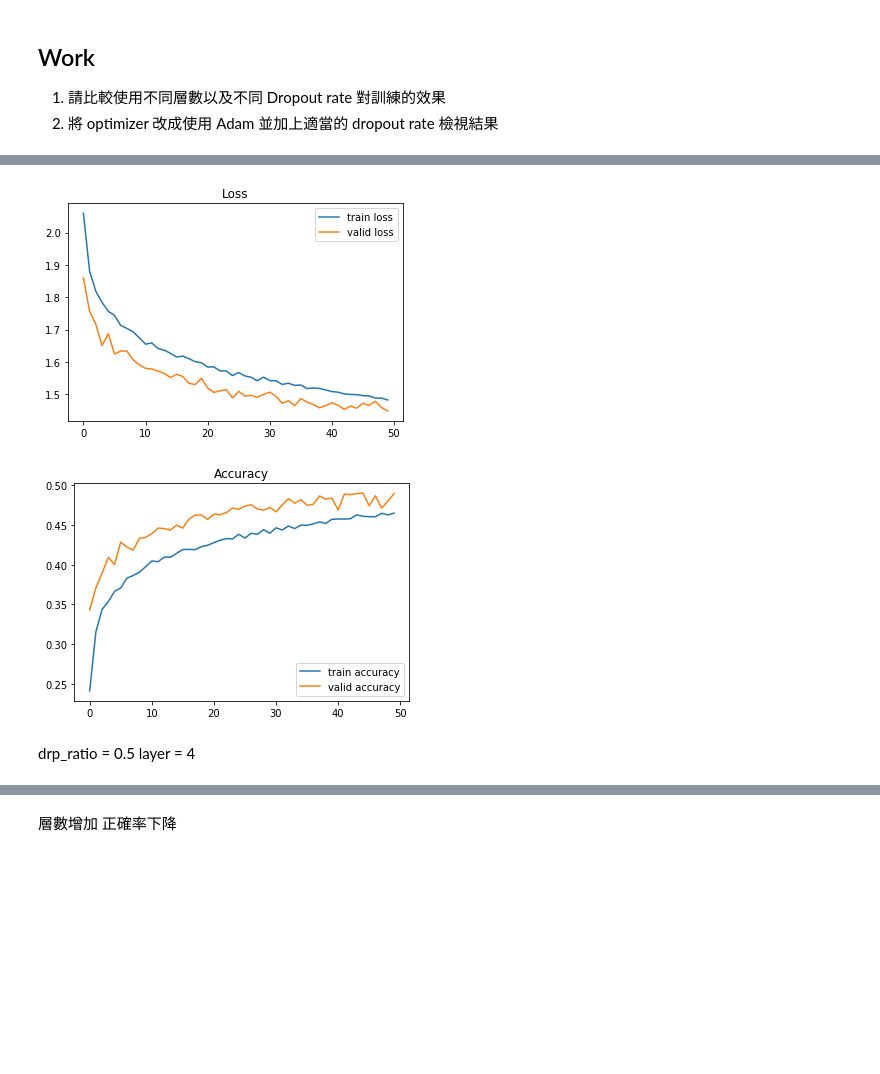
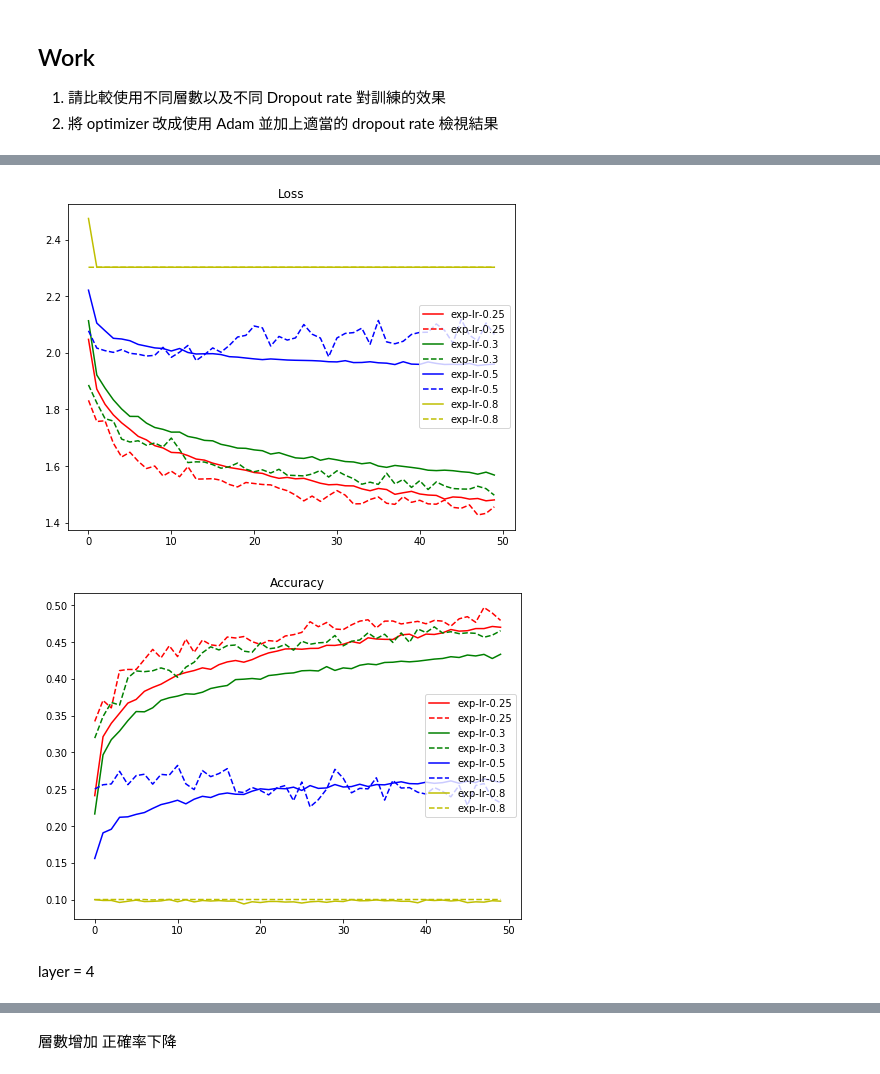
Before and after one commit to clark7511/2nd-ML100Days, a Jupyter notebook: homework/Day082_HW.ipynb, the cells around one changed output, grey strips where cells are left out. Saved outputs shown, nothing was run; the diff lists cells and outputs as text; code cells hidden in the pictures; blank space fills up the shorter version.

```diff
--- a/homework/Day082_HW.ipynb
+++ b/homework/Day082_HW.ipynb
@@ -40,7 +40,7 @@ from keras.layers import Dropout
 """
 建立神經網路，並加入 dropout layer
 """
-def build_mlp(input_shape, output_units=10, num_neurons=[512, 256, 128], drp_ratio=0.8):
+def build_mlp(input_shape, output_units=10, num_neurons=[512, 256, 128], drp_ratio=0.3):
     input_layer = keras.layers.Input(input_shape)
 
     for i, n_units in enumerate(num_neurons):
@@ -68,7 +68,7 @@ LEARNING_RATE = 1e-3
 EPOCHS = 50
 BATCH_SIZE = 256
 MOMENTUM = 0.95
-Dropout_EXP = 0.25
+Dropout_EXP = [0.25, 0.3, 0.5, 0.8]
 # %%
 results = {}
 """Code Here
@@ -165,21 +135,0 @@ Dropout_EXP = 0.25
-# %%
-results = {}
-"""Code Here
-撰寫你的訓練流程並將結果用 dictionary 紀錄
-"""
-model = build_mlp(input_shape=x_train.shape[1:], drp_ratio=Dropout_EXP)
-model.summary()
-optimizer = keras.optimizers.Adam(lr=LEARNING_RATE)
-model.compile(loss="categorical_crossentropy", metrics=["accuracy"], optimizer=optimizer)
-
-model.fit(x_train, y_train,
-          epochs=EPOCHS,
-          batch_size=BATCH_SIZE,
-          validation_data=(x_test, y_test),
-          shuffle=True)
-
-# Collect results
-train_loss = model.history.history["loss"]
-valid_loss = model.history.history["val_loss"]
-train_acc = model.history.history["acc"]
-valid_acc = model.history.history["val_acc"]
@@ -204,23 +136,28 @@ Epoch 50/50
-# %%
-import matplotlib.pyplot as plt
-%matplotlib inline
-
-plt.plot(range(len(train_loss)), train_loss, label="train loss")
-plt.plot(range(len(valid_loss)), valid_loss, label="valid loss")
-plt.legend()
-plt.title("Loss")
-plt.show()
-
-plt.plot(range(len(train_acc)), train_acc, label="train accuracy")
-plt.plot(range(len(valid_acc)), valid_acc, label="valid accuracy")
-plt.legend()
-plt.title("Accuracy")
-plt.show()
-# %% [output]
-[figure, removed]
-[figure, removed]
-# %% [markdown]
-drp_ratio = 0.5 layer = 4
+# %%
+import matplotlib.pyplot as plt
+%matplotlib inline
+color_bar = ["r", "g", "b", "y", "m", "k"]
+
+plt.figure(figsize=(8,6))
+for i, cond in enumerate(results.keys()):
+    plt.plot(range(len(results[cond]['train-loss'])),results[cond]['train-loss'], '-', label=cond, color=color_bar[i])
+    plt.plot(range(len(results[cond]['valid-loss'])),results[cond]['valid-loss'], '--', label=cond, color=color_bar[i])
+plt.title("Loss")
+plt.legend()
+plt.show()
+
+plt.figure(figsize=(8,6))
+for i, cond in enumerate(results.keys()):
+    plt.plot(range(len(results[cond]['train-acc'])),results[cond]['train-acc'], '-', label=cond, color=color_bar[i])
+    plt.plot(range(len(results[cond]['valid-acc'])),results[cond]['valid-acc'], '--', label=cond, color=color_bar[i])
+plt.title("Accuracy")
+plt.legend()
+plt.show()
+# %% [output]
+[figure, added]
+[figure, added]
+# %% [markdown]
+layer = 4
 # %%
 from keras.layers import Dropout
 """
```
Also changed, not shown: parts of 12 cells of this notebook.
